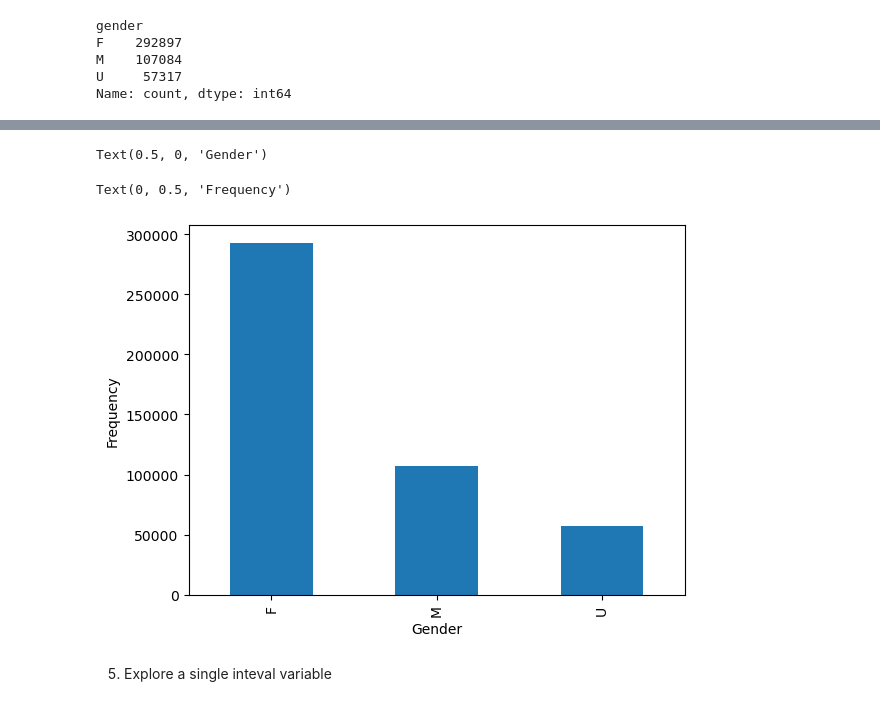
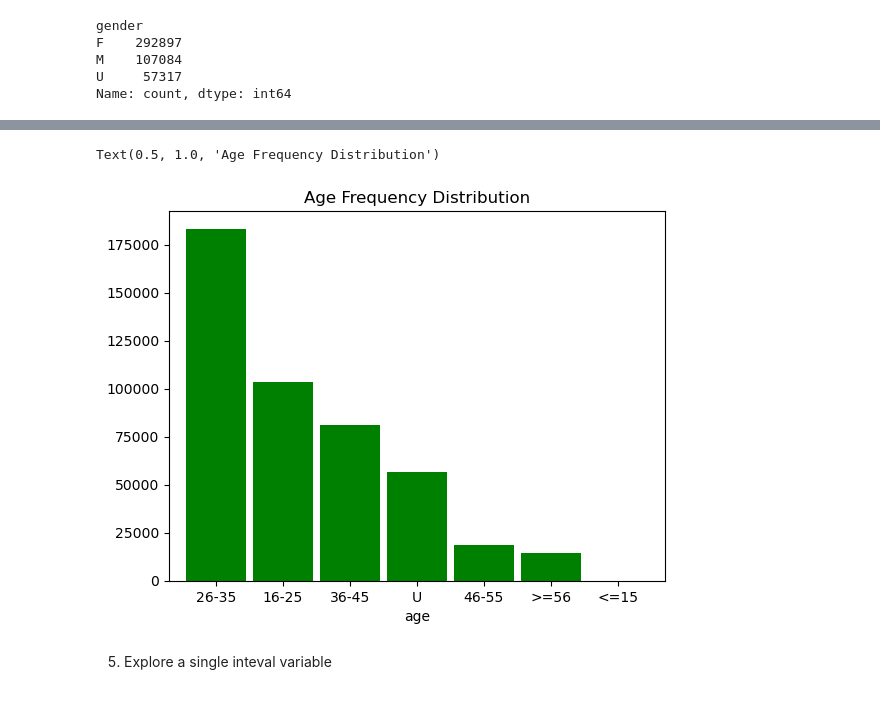
Before and after one commit to emilyneaville/DSCI-5240, a Jupyter notebook: Week 2/DSCI 5240 Data Exploration-Student.ipynb, the cells around one changed output, grey strips where cells are left out. Saved outputs shown, nothing was run; the diff lists cells and outputs as text; code cells hidden in the pictures.

Commit message:
Added Age frequency distribution chart

```diff
--- a/Week 2/DSCI 5240 Data Exploration-Student.ipynb
+++ b/Week 2/DSCI 5240 Data Exploration-Student.ipynb
@@ -85,14 +94,16 @@ Name: count, dtype: int64
 # %%
-# Make a bar chart for the frequency distribution
-gender_frequency = jd_user['gender'].value_counts()
+# Make a bar chart for the frequency distribution for age
+gender_frequency = jd_user['age'].value_counts()
 
-ax = gender_frequency.plot(kind='bar')
-ax.set_xlabel('Gender')
-ax.set_ylabel('Frequency')
+# Using only pandas
+gender_frequency.plot(kind='bar', color= 'g', width = .9)
+
+# Adjusting x labels with matplotlib
+plt.xticks(rotation = 0)
+plt.title('Age Frequency Distribution')
 # %% [output]
-Text(0.5, 0, 'Gender')
+Text(0.5, 1.0, 'Age Frequency Distribution')
-Text(0, 0.5, 'Frequency')
-[figure, old version]
+[figure, new version]
 # %%
 # Exercise: explore variable 'age'
 # %% [markdown]
```
Also changed, not shown: parts of 4 cells of this notebook.
